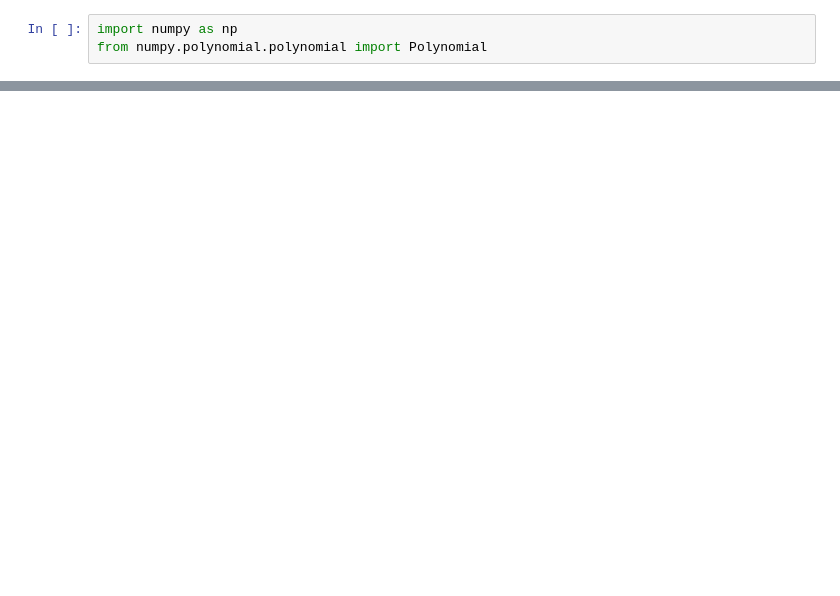
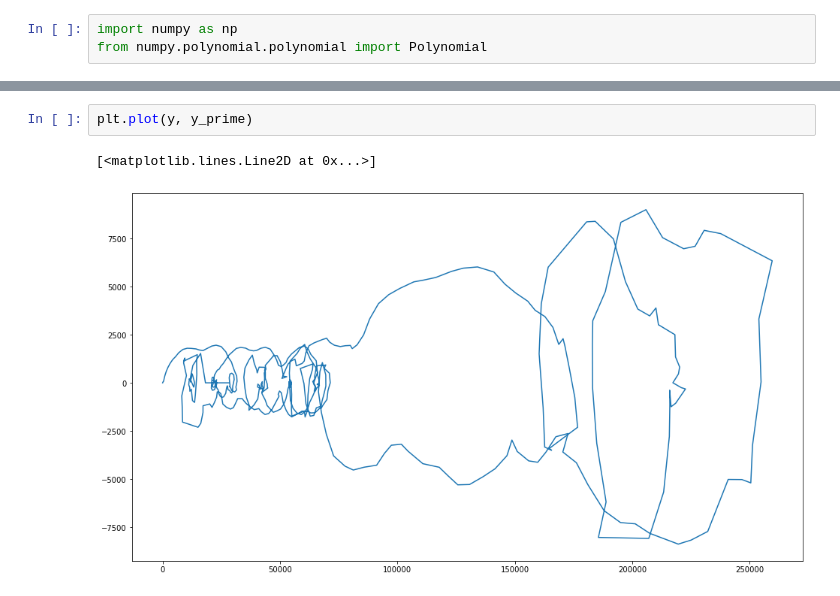
Before and after one commit to amundson/covid-model, a Jupyter notebook: smoothing.ipynb, the cells around one changed output, grey strips where cells are left out. Cells and saved outputs as stored; diff of their text form; blank space fills up the shorter version.

```diff
--- a/smoothing.ipynb
+++ b/smoothing.ipynb
@@ -66,0 +51,5 @@ print(smooth_x)
+# %%
+plt.plot(y, y_prime)
+# %% [output]
+[<matplotlib.lines.Line2D at 0x...>]
+[figure, added]
```
Also changed, not shown: parts of 6 cells of this notebook.
